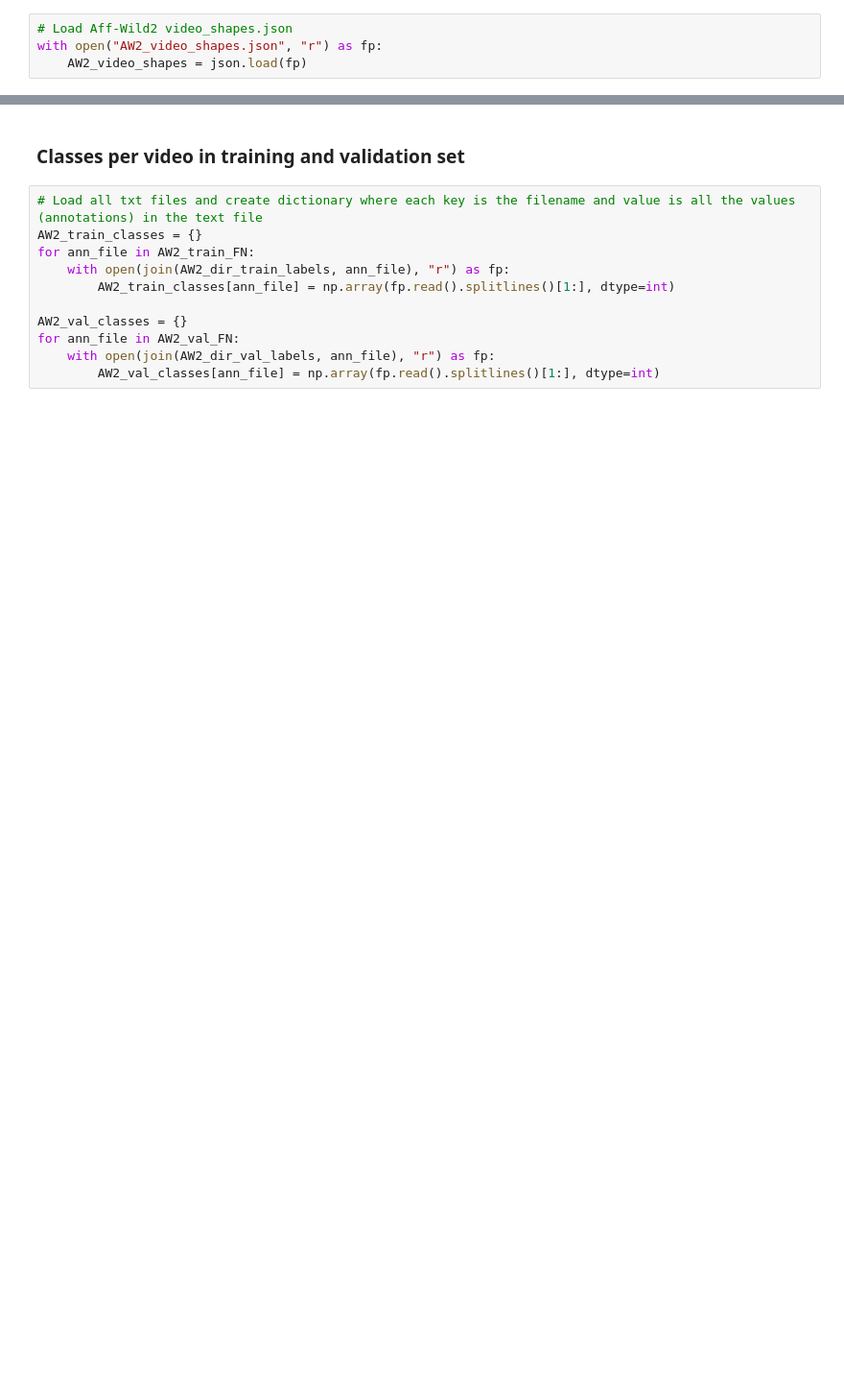
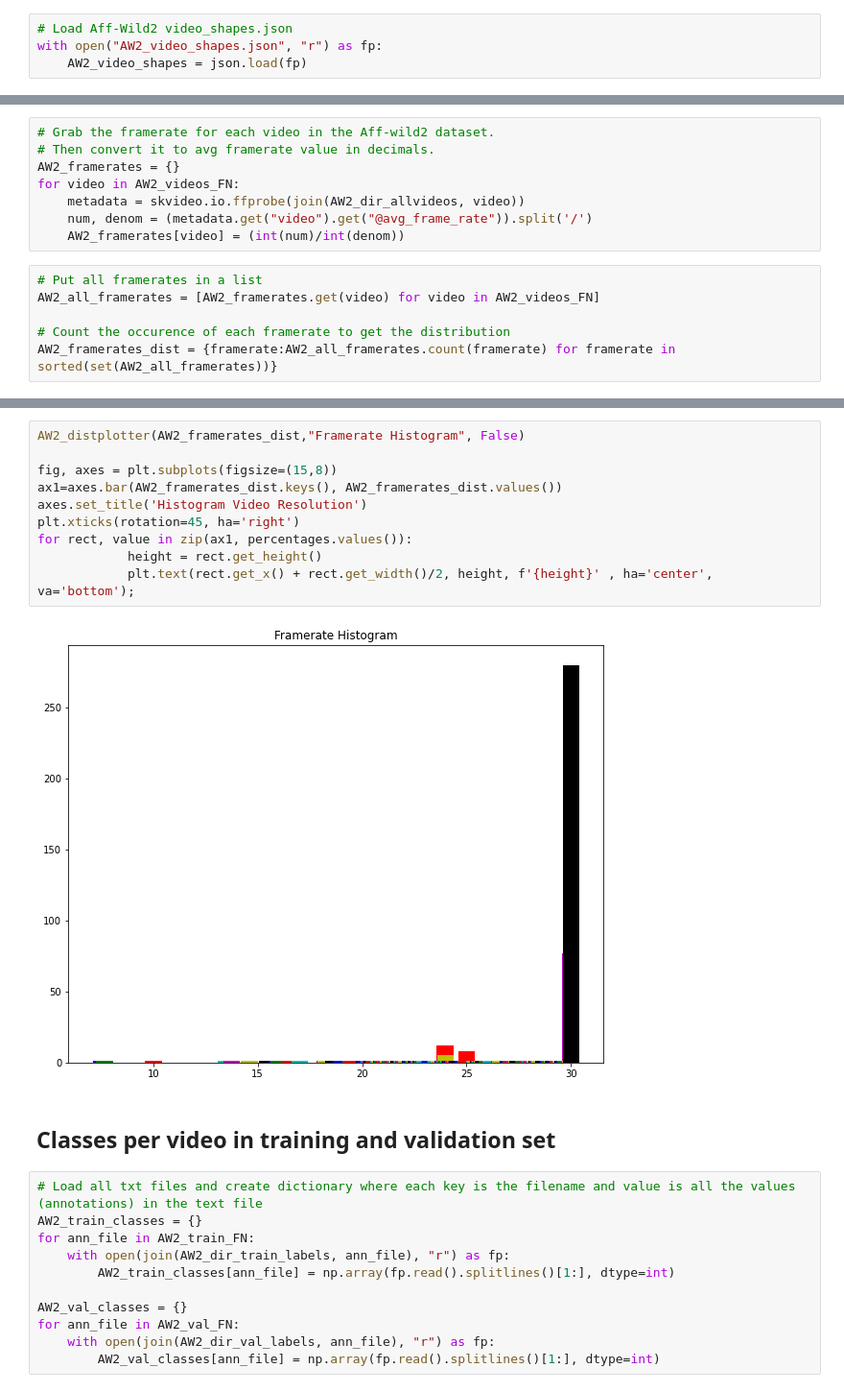
Before and after one commit to ion-elgreco/thesis-FER, a Jupyter notebook: EDA_Aff-Wild2.ipynb, the cells around one changed output, grey strips where cells are left out. Shown: that part at 96% size. Saved outputs shown, nothing was run; the diff lists cells and outputs as text; blank space fills up the shorter version.

```diff
--- a/EDA_Aff-Wild2.ipynb
+++ b/EDA_Aff-Wild2.ipynb
@@ -239,0 +292,14 @@ with open("AW2_video_shapes.json", "r") as fp:
+# %%
+# Grab the framerate for each video in the Aff-wild2 dataset.
+# Then convert it to avg framerate value in decimals.
+AW2_framerates = {}
+for video in AW2_videos_FN:
+    metadata = skvideo.io.ffprobe(join(AW2_dir_allvideos, video))
+    num, denom = (metadata.get("video").get("@avg_frame_rate")).split('/')
+    AW2_framerates[video] = (int(num)/int(denom))
+# %%
+# Put all framerates in a list
+AW2_all_framerates = [AW2_framerates.get(video) for video in AW2_videos_FN]
+
+# Count the occurence of each framerate to get the distribution
+AW2_framerates_dist = {framerate:AW2_all_framerates.count(framerate) for framerate in sorted(set(AW2_all_framerates))}
@@ -240,5 +326,17 @@ with open("AW2_video_shapes.json", "r") as fp:
+# %%
+AW2_distplotter(AW2_framerates_dist,"Framerate Histogram", False)
+
+fig, axes = plt.subplots(figsize=(15,8))
+ax1=axes.bar(AW2_framerates_dist.keys(), AW2_framerates_dist.values())
+axes.set_title('Histogram Video Resolution')
+plt.xticks(rotation=45, ha='right')
+for rect, value in zip(ax1, percentages.values()):
+            height = rect.get_height()
+            plt.text(rect.get_x() + rect.get_width()/2, height, f'{height}' , ha='center', va='bottom');
+# %% [output]
+[figure, added]
 # %% [markdown]
-### Classes per video in training and validation set ###
+## Classes per video in training and validation set ##
 # %%
 # Load all txt files and create dictionary where each key is the filename and value is all the values (annotations) in the text file
 AW2_train_classes = {}
```
Also changed, not shown: parts of 37 cells of this notebook.
